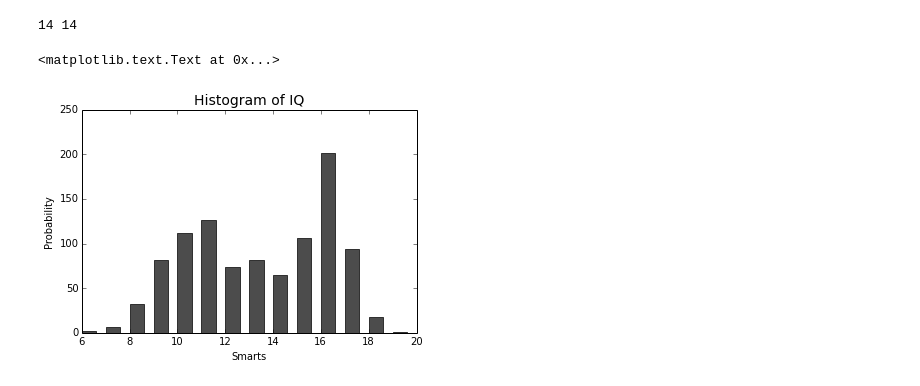
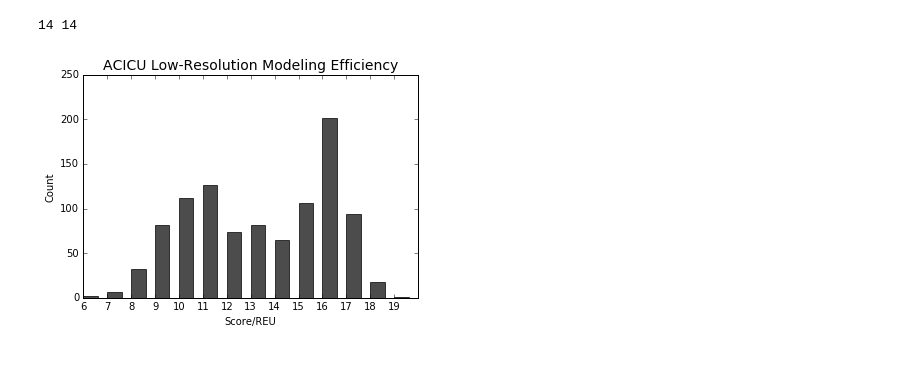
Before and after one commit to xiaotongzuo/Research, a Jupyter notebook: PyRosetta/Code/plot_0326.ipynb, the cells around one changed output. Cells and saved outputs as stored; diff of their text form; code cells hidden in the pictures.

```diff
--- a/PyRosetta/Code/plot_0326.ipynb
+++ b/PyRosetta/Code/plot_0326.ipynb
@@ -9,3 +7,5 @@ ImportError: cannot import name _thread
+# %%
+path=('/Users/XT/ResearchApps/Output/Results/')
 # %%
 bins=np.arange(350.5,357,0.5)
 count=[2
@@ -52,13 +53,15 @@ print len(count2),len(bins2)
 # %% [output]
 14 14
 # %%
+#plt.figure(figsize=(10,8))
 plt.bar(bins2,count2,width=0.6,color='black',alpha=0.7)
-plt.xlabel('Smarts')
-plt.ylabel('Probability')
-plt.title('Histogram of IQ',fontsize=14)
+plt.xlabel('Score/REU')
+plt.ylabel('Count')
+plt.xticks(bins2, bins2)
+plt.title('ACICU Low-Resolution Modeling Efficiency',fontsize=14)
+plt.savefig(path+'ACICU Low-Resolution Modeling Efficiency.png')
 # %% [output]
-<matplotlib.text.Text at 0x...>
-[figure, old version]
+[figure, new version]
 # %%
 score=[]
 rmsd=[]
```
Also changed, not shown: parts of 10 cells of this notebook, 3 other files.
